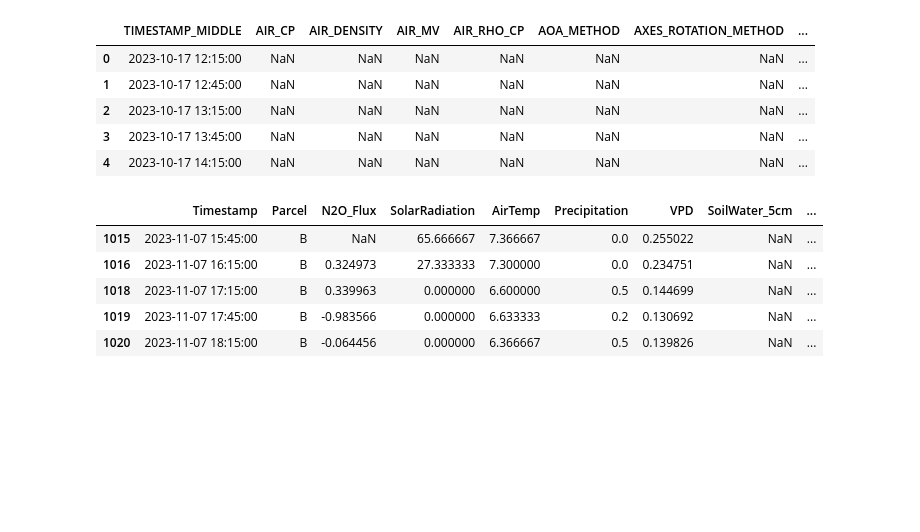
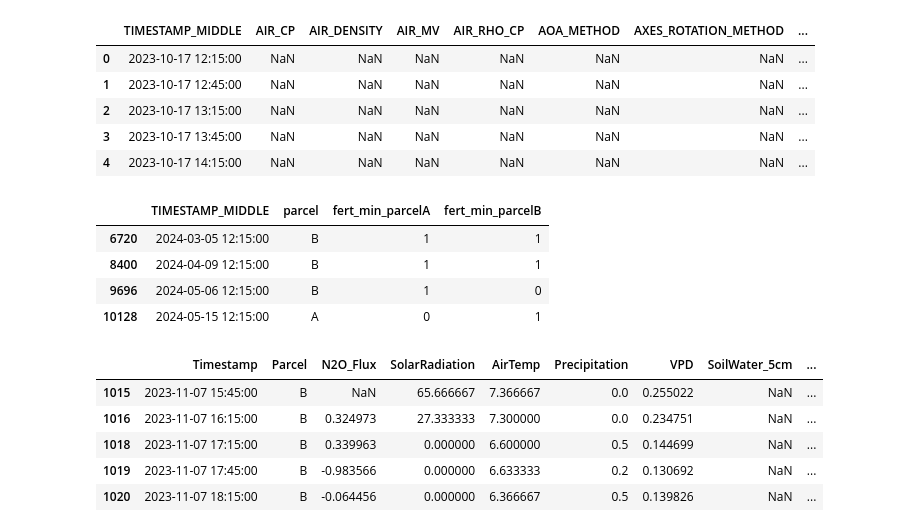
Before and after one commit to AndreasHiropedi/N2O_Emissions_Prediction, a Jupyter notebook: data_exploration/data_exploration_tanikon.ipynb, the cells around one changed output. Cells and saved outputs as stored; diff of their text form; code cells hidden in the pictures; blank space fills up the shorter version.

```diff
--- a/data_exploration/data_exploration_tanikon.ipynb
+++ b/data_exploration/data_exploration_tanikon.ipynb
@@ -17,6 +17,15 @@ df.head(5)
 | 2 | 2023-10-17 13:15:00 | NaN | NaN | NaN | NaN | NaN | NaN | ... |
 | 3 | 2023-10-17 13:45:00 | NaN | NaN | NaN | NaN | NaN | NaN | ... |
 | 4 | 2023-10-17 14:15:00 | NaN | NaN | NaN | NaN | NaN | NaN | ... |
+# %%
+events = df[(df["fert_min_parcelA"] > 0) | (df["fert_min_parcelB"] > 0)].copy()
+events[["TIMESTAMP_MIDDLE", "parcel", "fert_min_parcelA", "fert_min_parcelB"]]
+# %% [output]
+|  | TIMESTAMP_MIDDLE | parcel | fert_min_parcelA | fert_min_parcelB |
+| 6720 | 2024-03-05 12:15:00 | B | 1 | 1 |
+| 8400 | 2024-04-09 12:15:00 | B | 1 | 1 |
+| 9696 | 2024-05-06 12:15:00 | B | 1 | 0 |
+| 10128 | 2024-05-15 12:15:00 | A | 0 | 1 |
 # %%
 # Filter to parcel-certified points
 df = df[df["parcel_certainty"] == "certain"].copy()
```
Also changed, not shown: parts of 10 cells of this notebook.
